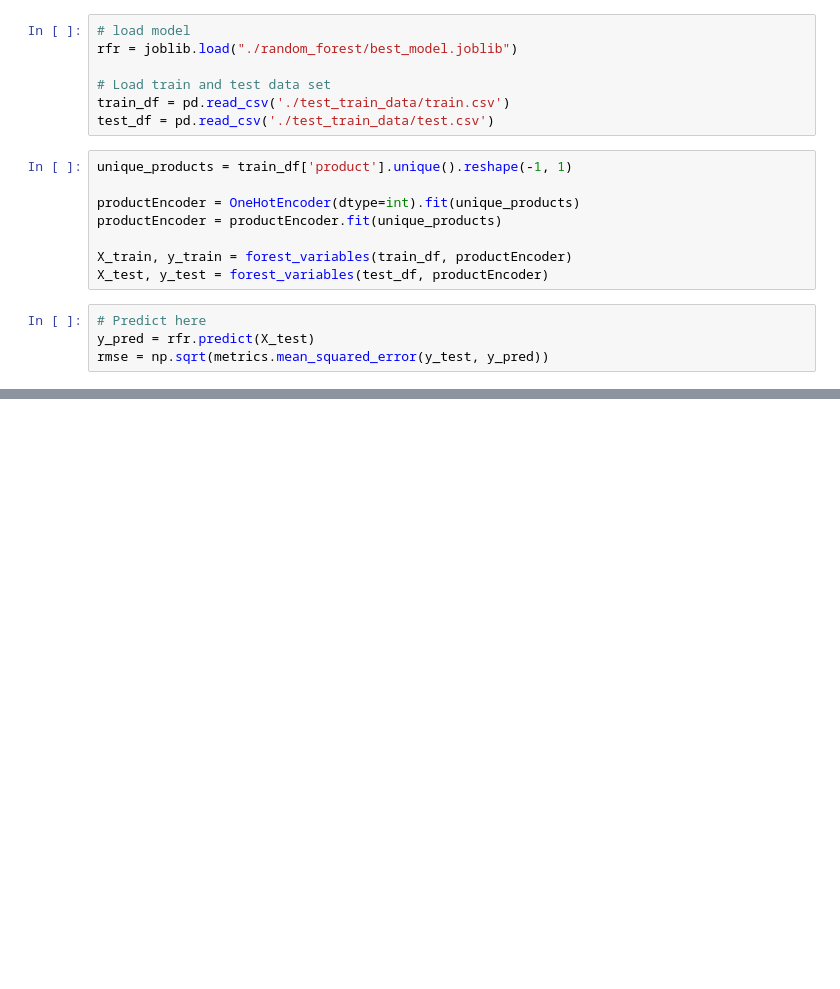
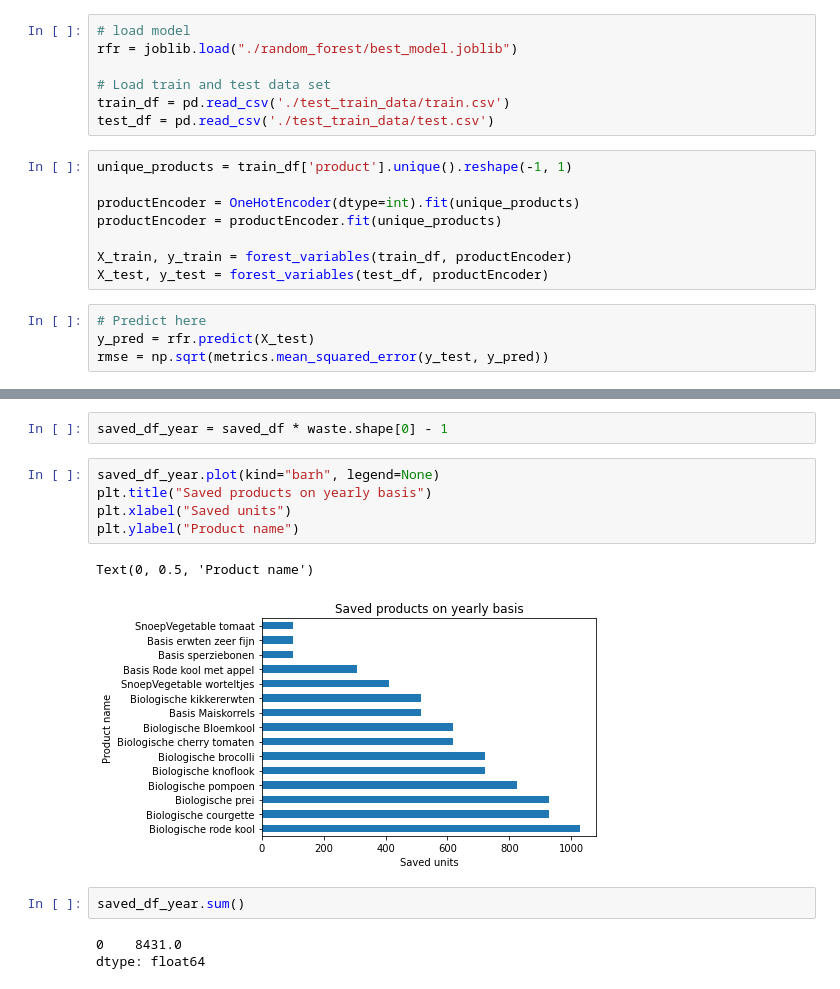
Before and after one commit to JiapengFan/JBG050-group-4, a Jupyter notebook: final_model_random_forest.ipynb, the cells around one changed output, grey strips where cells are left out. Drawn from its saved outputs; the diff is of its cells as text; blank space fills up the shorter version.

```diff
--- a/final_model_random_forest.ipynb
+++ b/final_model_random_forest.ipynb
@@ -48,0 +268,15 @@ rmse
+# %%
+saved_df_year = saved_df * waste.shape[0] - 1
+# %%
+saved_df_year.plot(kind="barh", legend=None)
+plt.title("Saved products on yearly basis")
+plt.xlabel("Saved units")
+plt.ylabel("Product name")
+# %% [output]
+Text(0, 0.5, 'Product name')
+[figure, added]
+# %%
+saved_df_year.sum()
+# %% [output]
+0    8431.0
+dtype: float64
```
Also changed, not shown: parts of 31 cells of this notebook, 1 other file.
